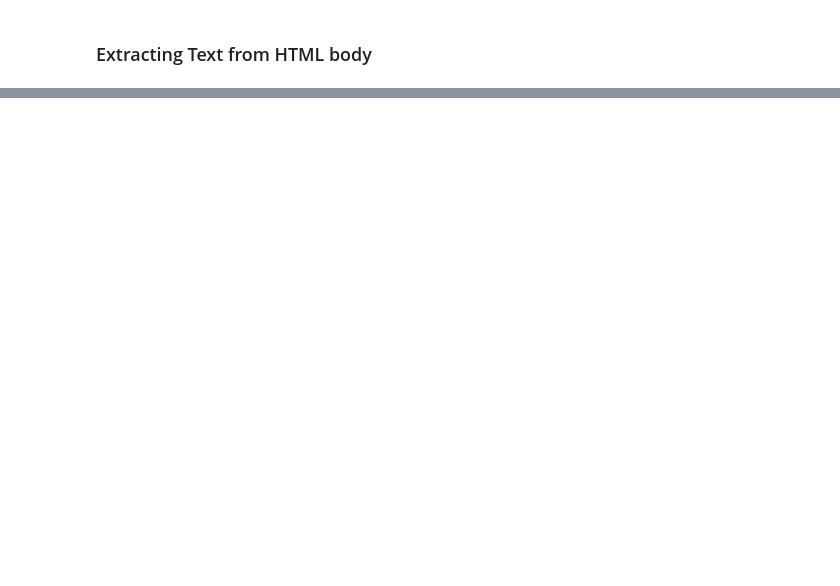
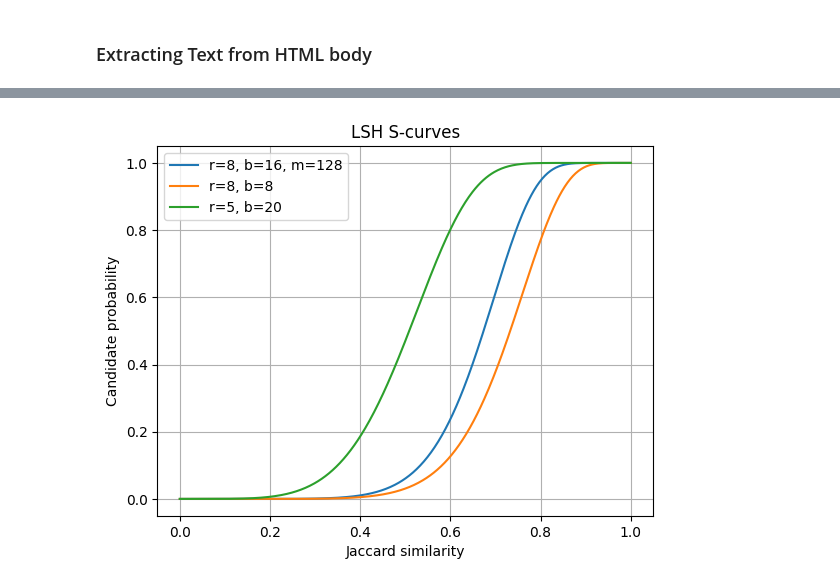
Before and after one commit to everettVT/daft-minhash-dedupe, a Jupyter notebook: friction/minhash_dedupe_common_crawl.ipynb, the cells around one changed output, grey strips where cells are left out. Drawn from its saved outputs; the diff is of its cells as text; code cells hidden in the pictures; blank space fills up the shorter version.

```diff
--- a/friction/minhash_dedupe_common_crawl.ipynb
+++ b/friction/minhash_dedupe_common_crawl.ipynb
@@ -151 +153,26 @@ df_html.show()
+# %%
+import numpy as np
+import matplotlib.pyplot as plt
+
+def lsh_curve(s, r, b):
+    return 1 - (1 - s**r)**b
+
+s = np.linspace(0, 1, 500)
+
+# Example: M=128, r=8 rows per band, b=16 bands
+r, b = 8, 16
+plt.plot(s, lsh_curve(s, r, b), label=f"r={r}, b={b}, m={r*b}")
+
+# Try different settings to see how the knee shifts
+plt.plot(s, lsh_curve(s, 8, 8), label="r=8, b=8")
+plt.plot(s, lsh_curve(s, 5, 20), label="r=5, b=20")
+
+plt.xlabel("Jaccard similarity")
+plt.ylabel("Candidate probability")
+plt.title("LSH S-curves")
+plt.legend()
+plt.grid(True)
+plt.show()
+# %% [output]
+[figure, added]
 # %%
```
Also changed, not shown: parts of 41 cells of this notebook, 5 other files.
